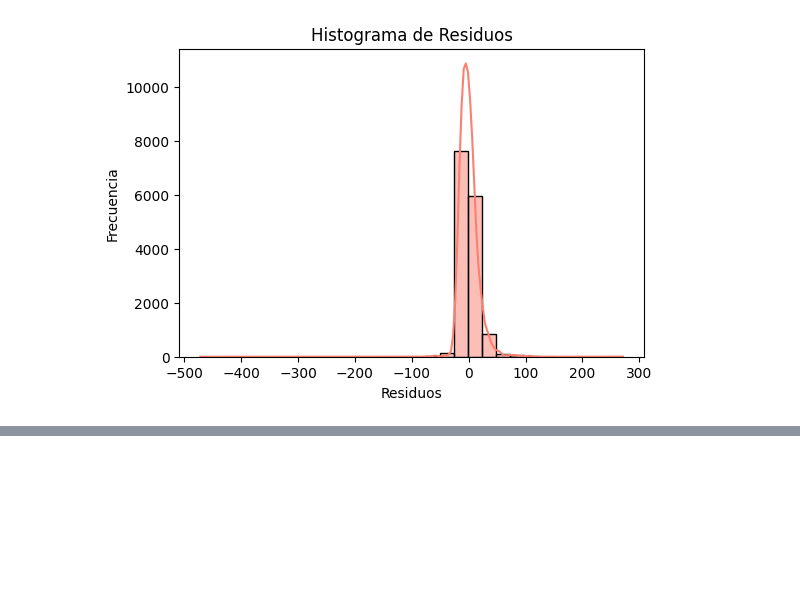
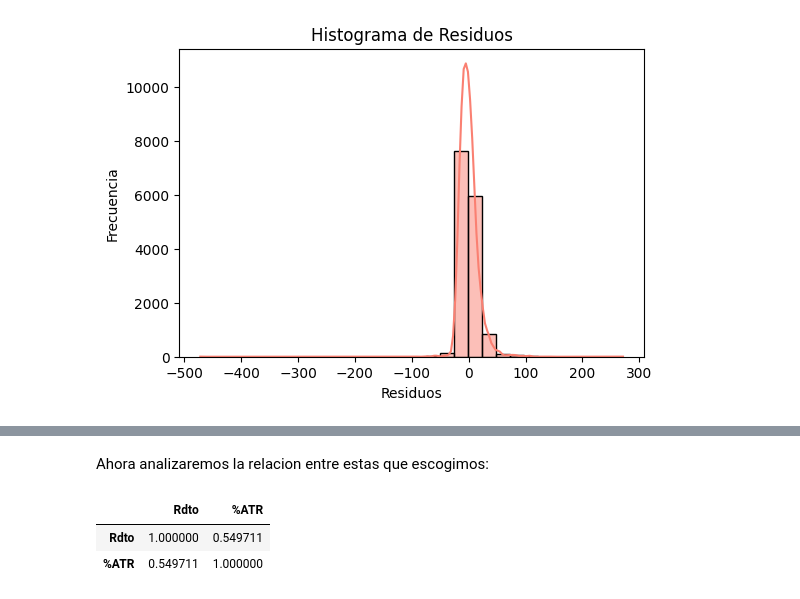
Before and after one commit to mcordoba12/Laboratorio-1, a Jupyter notebook: Lab1.ipynb, the cells around one changed output, grey strips where cells are left out. Saved outputs shown, nothing was run; the diff lists cells and outputs as text; code cells hidden in the pictures; blank space fills up the shorter version.

```diff
--- a/Lab1.ipynb
+++ b/Lab1.ipynb
@@ -579,0 +594,9 @@ plt.show()
+# %% [markdown]
+Ahora analizaremos la relacion entre estas que escogimos:
+# %%
+X = df_clean2[['Rdto', '%ATR']]
+X.corr()
+# %% [output]
+|  | Rdto | %ATR |
+| Rdto | 1.000000 | 0.549711 |
+| %ATR | 0.549711 | 1.000000 |
```
Also changed, not shown: parts of 8 cells of this notebook.
